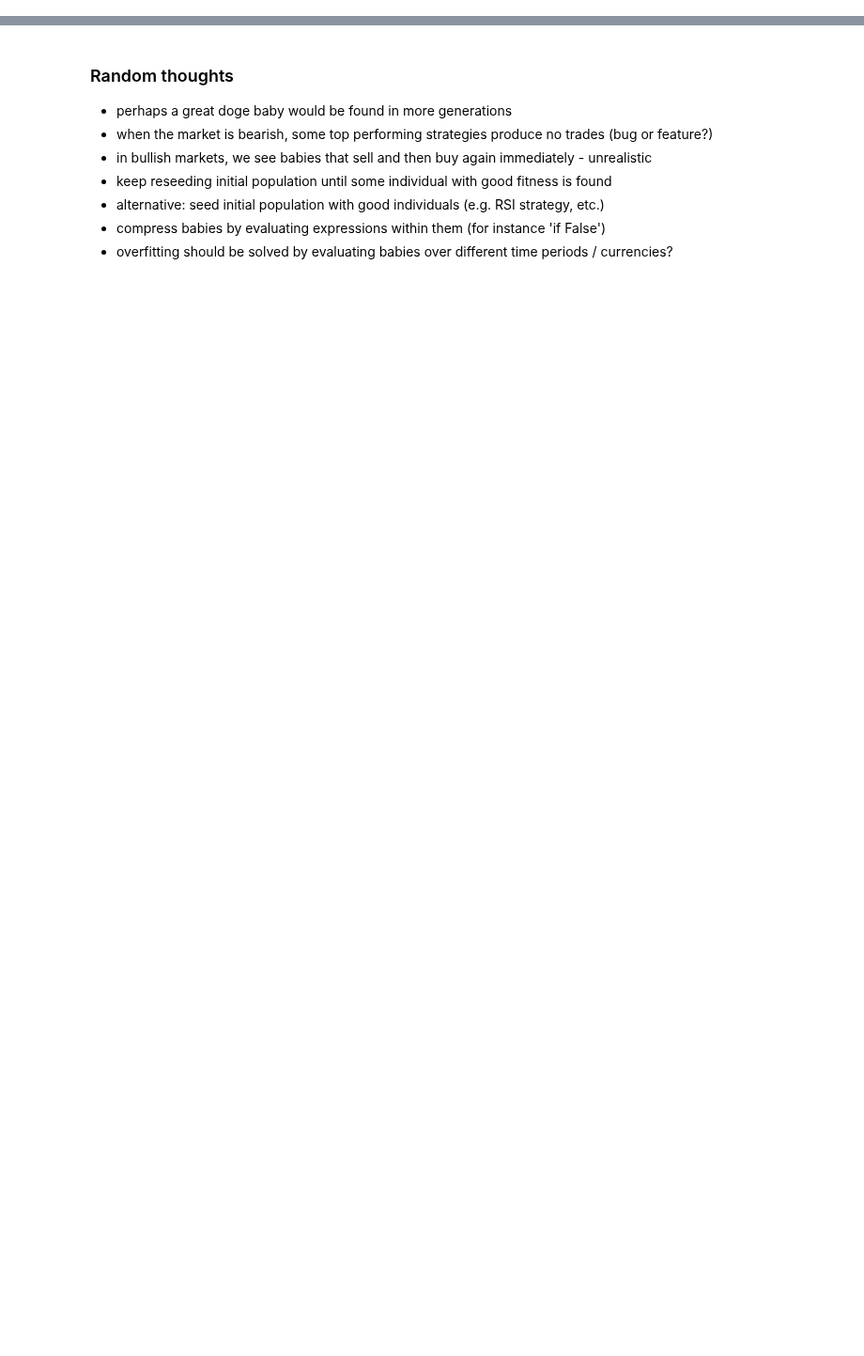
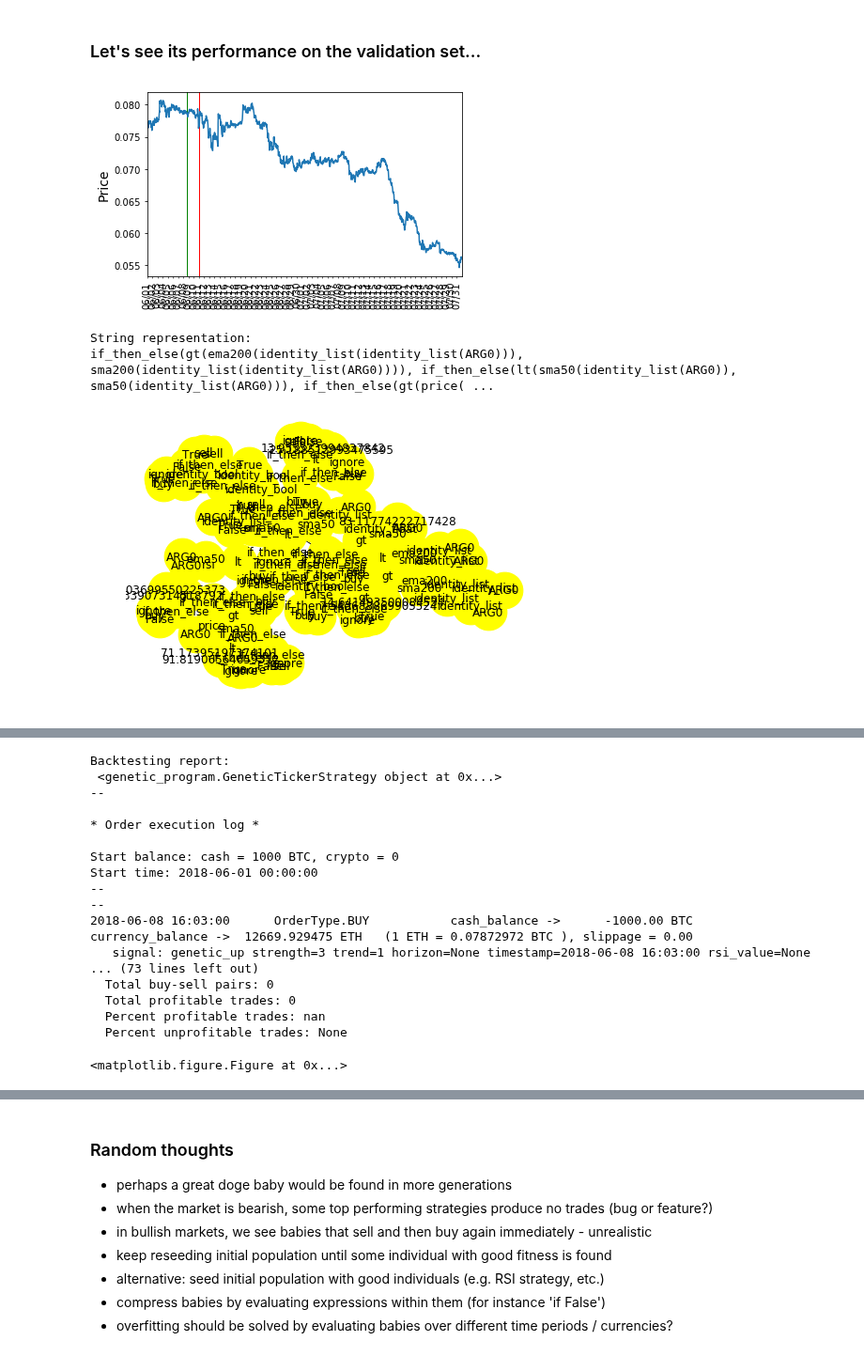
Before and after one commit to IntelligentTrading/science, a Jupyter notebook: genetic_algorithms/gp_experiments.ipynb, the cells around one changed output, grey strips where cells are left out. Shown at 94% size. Saved outputs shown, nothing was run; the diff lists cells and outputs as text; code cells hidden in the pictures; blank space fills up the shorter version.

```diff
--- a/genetic_algorithms/gp_experiments.ipynb
+++ b/genetic_algorithms/gp_experiments.ipynb
@@ -206,0 +270,10 @@ Start time: 2018-04-01 00:00:00
+# %% [markdown]
+### Let's see its performance on the validation set...
+# %%
+evaluation = e._build_evaluation_object(best_overall, variant, e.validation_data[0])
+e._print_individual_info(best_overall, evaluation)
+# %% [output]
+[figure, added]
+String representation:
+if_then_else(gt(ema200(identity_list(identity_list(ARG0))), sma200(identity_list(identity_list(ARG0)))), if_then_else(lt(sma50(identity_list(ARG0)), sma50(identity_list(ARG0))), if_then_else(gt(price( ...
+[figure, added]
@@ -207,3 +281,21 @@ Start time: 2018-04-01 00:00:00
+Backtesting report:
+ <genetic_program.GeneticTickerStrategy object at 0x...>
+--
+
+* Order execution log *
+
+Start balance: cash = 1000 BTC, crypto = 0
+Start time: 2018-06-01 00:00:00
+--
+--
+2018-06-08 16:03:00      OrderType.BUY           cash_balance ->      -1000.00 BTC       currency_balance ->  12669.929475 ETH   (1 ETH = 0.07872972 BTC ), slippage = 0.00
+   signal: genetic_up strength=3 trend=1 horizon=None timestamp=2018-06-08 16:03:00 rsi_value=None
+... (73 lines left out)
+  Total buy-sell pairs: 0
+  Total profitable trades: 0
+  Percent profitable trades: nan
+  Percent unprofitable trades: None
+<matplotlib.figure.Figure at 0x...>
 # %%
 doge = DogeDNACanvas(best_overall,"container")
 HTML(doge.create_container())
```
Also changed, not shown: parts of 17 cells of this notebook, 1 other file.
